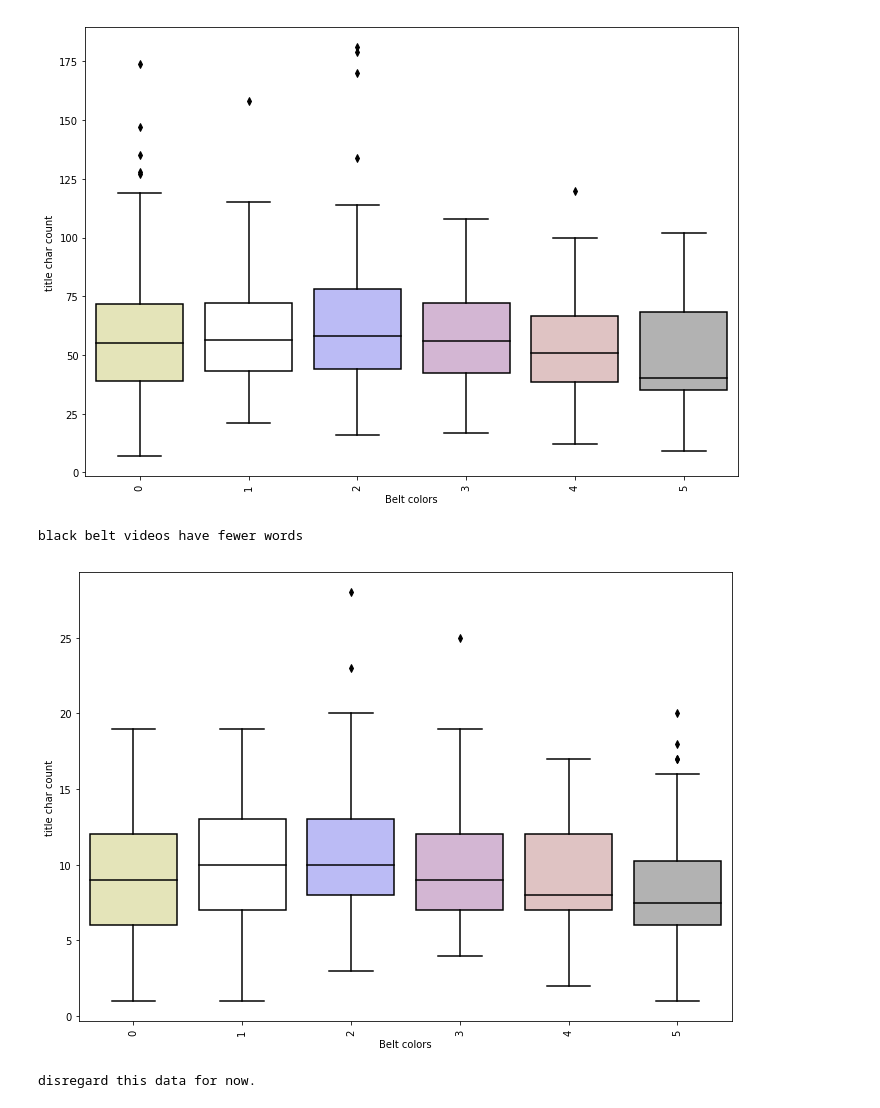
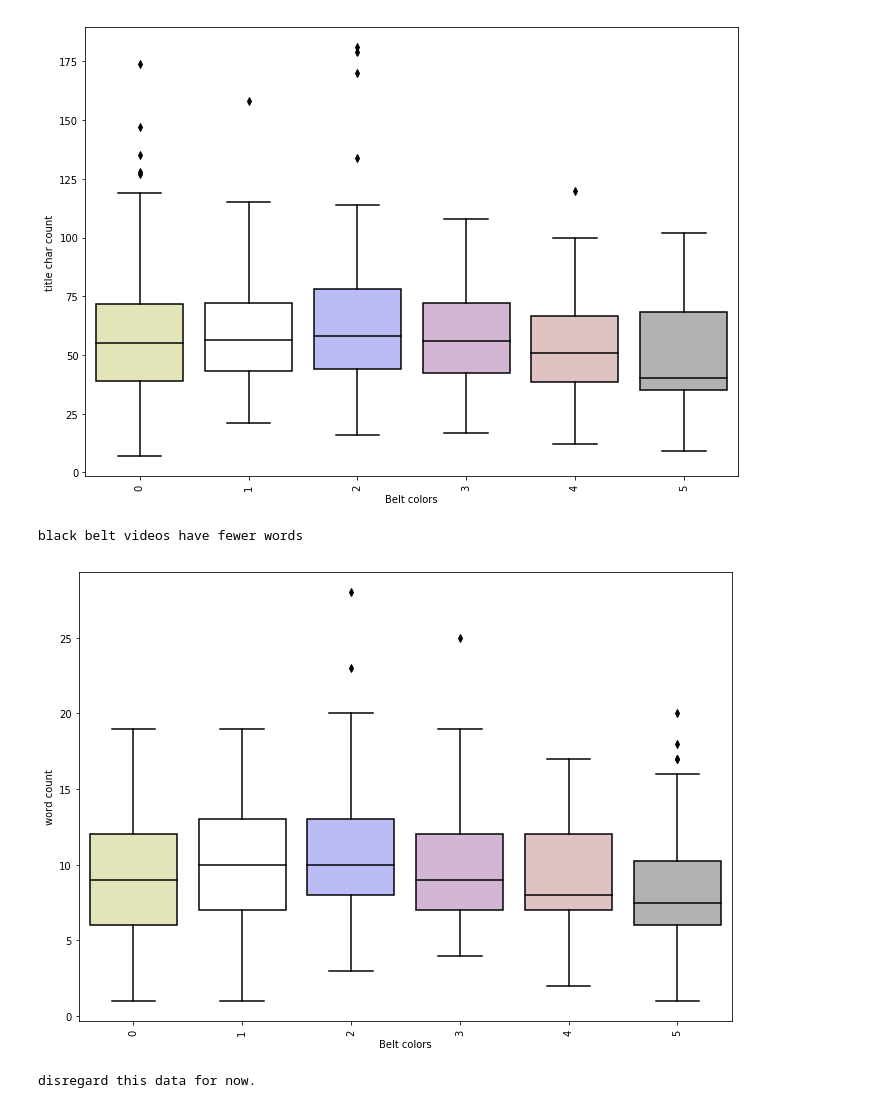
Before and after one commit to addiwei/Springboard, a Jupyter notebook: Capstone1/Youtube_4_Word_Preprocessing_EDA.ipynb, the cells around one changed output. Saved outputs shown, nothing was run; the diff lists cells and outputs as text; code cells hidden in the pictures.

```diff
--- a/Capstone1/Youtube_4_Word_Preprocessing_EDA.ipynb
+++ b/Capstone1/Youtube_4_Word_Preprocessing_EDA.ipynb
@@ -35,8 +35,8 @@ print(word_df.head())
 #print(np.count_nonzero(word_df['localized.description']==(word_df['description'])))
 # %%
 # # Almost all descriptions are the same, so go ahead and drop one of the columns
-# word_df = word_df.drop(columns=['localized.title'])
-# word_df = word_df.drop(columns=['localized.description'])
+word_df = word_df.drop(columns=['localized.title'])
+word_df = word_df.drop(columns=['localized.description'])
 # %%
 sample = word_df[['description','tags','title']]
 # %%
@@ -209,20 +209,20 @@ black belt videos have fewer characters
 # %%
 fix, ax = plt.subplots(figsize= dims)
 my_pal = {0: "y", 1: "w", 2:"b", 3:"purple", 4:"brown", 5:"k"}
 g = sns.boxplot(x='target', y='title_word_count', data = exp1_df, palette=my_pal)
 g.set_xticklabels(g.get_xticklabels(), rotation=90)
 for patch in g.artists:
     r, g, b, a = patch.get_facecolor()
     patch.set_facecolor((r, g, b, .3))
 
 
 
 plt.xlabel("Belt colors")
-plt.ylabel("title char count")
+plt.ylabel("word count")
 print('black belt videos have fewer words')
 # %% [output]
 black belt videos have fewer words
-[figure, old version]
+[figure, new version]
 # %%
 dims = (11.7, 8.27)
 fix, ax = plt.subplots(figsize= dims)
```
Also changed, not shown: parts of 3 cells of this notebook, 4 other files.
